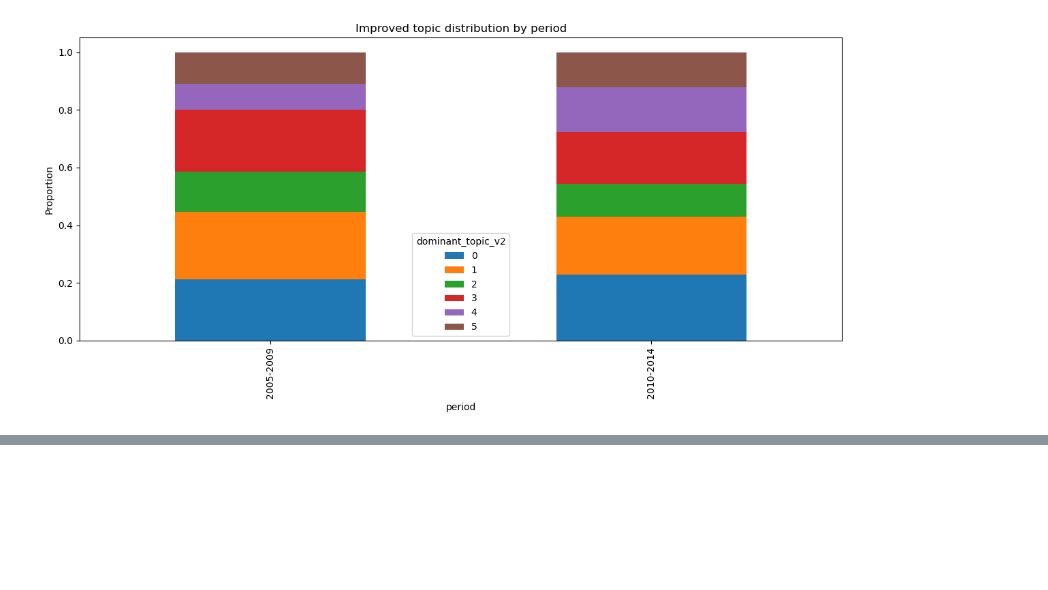
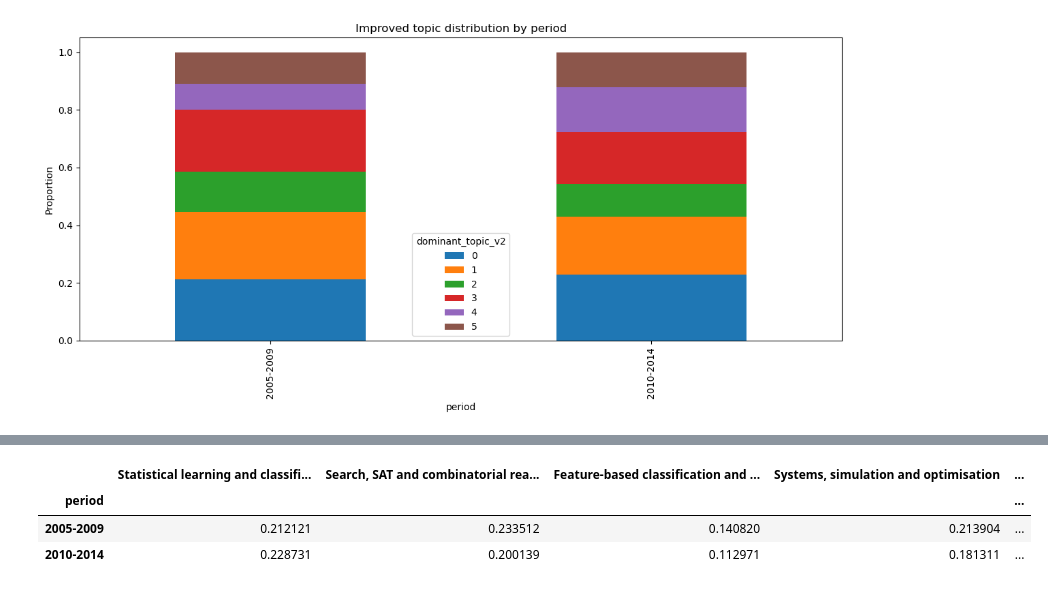
Before and after one commit to rohan-crypto/Text_Analytics_Team33_Task3, a Jupyter notebook: LDA_modeling.ipynb, the cells around one changed output, grey strips where cells are left out. Saved outputs shown, nothing was run; the diff lists cells and outputs as text; code cells hidden in the pictures; blank space fills up the shorter version.

```diff
--- a/LDA_modeling.ipynb
+++ b/LDA_modeling.ipynb
@@ -276,0 +320,18 @@ plt.show()
+# %%
+topic_labels_v2 = {
+    0: "Statistical learning and classification",
+    1: "Search, SAT and combinatorial reasoning",
+    2: "Feature-based classification and representation",
+    3: "Systems, simulation and optimisation",
+    4: "Probabilistic inference and decision-making",
+    5: "Logic and symbolic reasoning"
+}
+# %%
+topic_period_v2_named = topic_period_v2.copy()
+topic_period_v2_named.columns = [topic_labels_v2[c] for c in topic_period_v2_named.columns]
+topic_period_v2_named
+# %% [output]
+|  | Statistical learning and classifi... | Search, SAT and combinatorial rea... | Feature-based classification and ... | Systems, simulation and optimisation | ... |
+| period |  |  |  |  | ... |
+| 2005-2009 | 0.212121 | 0.233512 | 0.140820 | 0.213904 | ... |
+| 2010-2014 | 0.228731 | 0.200139 | 0.112971 | 0.181311 | ... |
```
Also changed, not shown: parts of 7 cells of this notebook, 1 other file.
